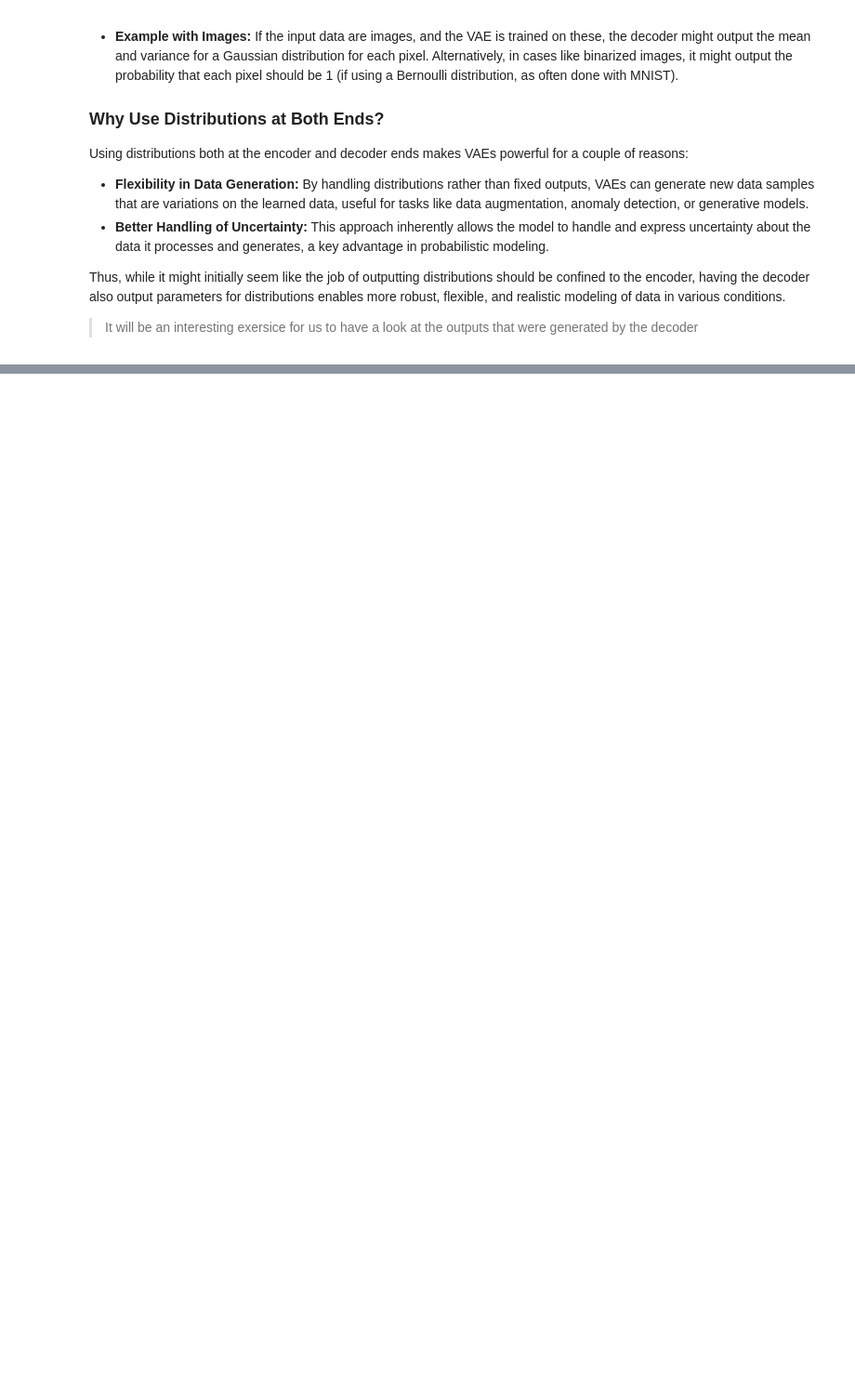
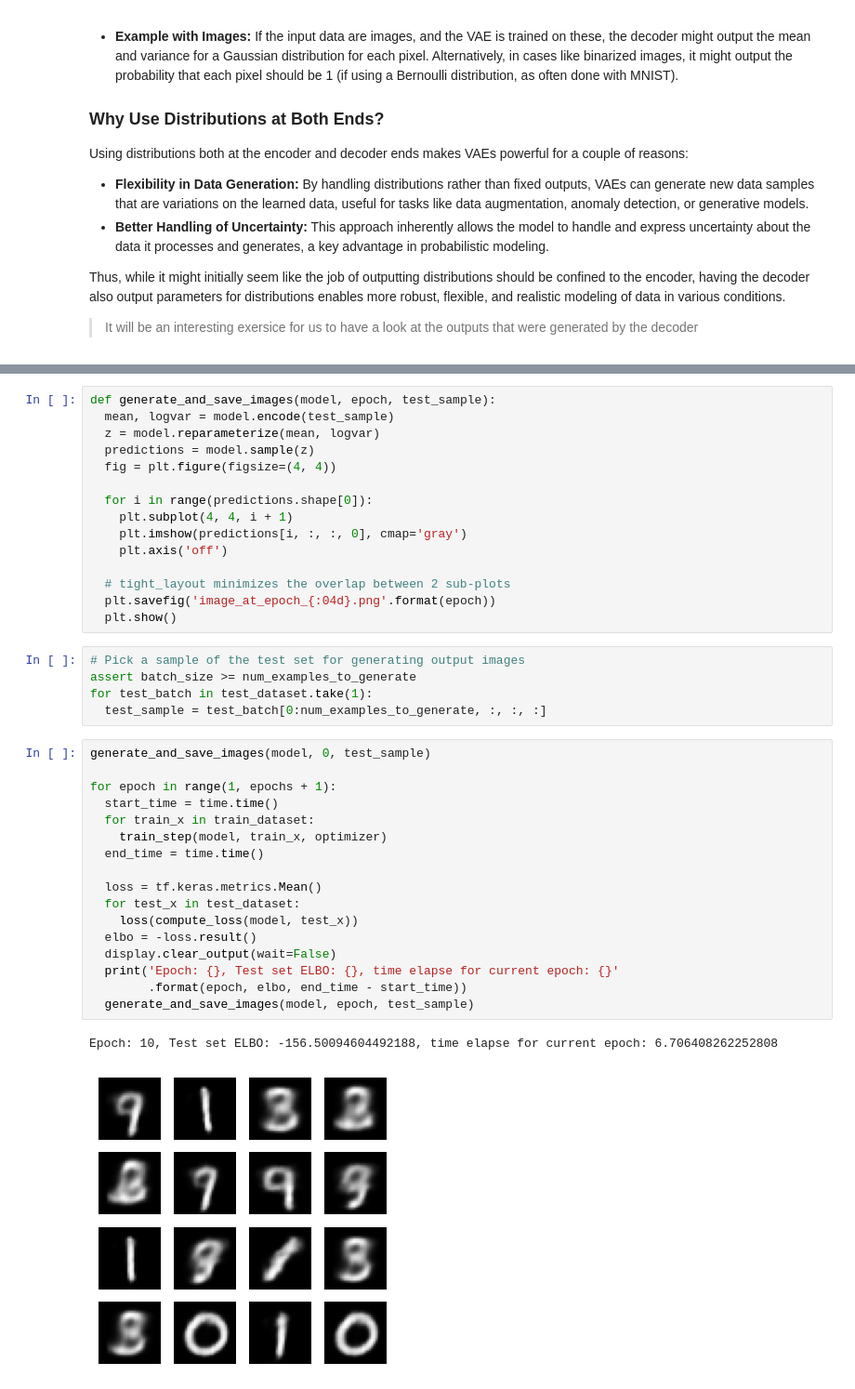
Before and after one commit to parthasarathydNU/gen-ai-coursework, a Jupyter notebook: vae-intro/ConvolutionalVariationalAutoencoder.ipynb, the cells around one changed output, grey strips where cells are left out. Shown: that part at 93% size. Saved outputs shown, nothing was run; the diff lists cells and outputs as text; blank space fills up the shorter version.

```diff
--- a/vae-intro/ConvolutionalVariationalAutoencoder.ipynb
+++ b/vae-intro/ConvolutionalVariationalAutoencoder.ipynb
@@ -249,0 +431,40 @@ Thus, while it might initially seem like the job of outputting distributions sho
+# %%
+def generate_and_save_images(model, epoch, test_sample):
+  mean, logvar = model.encode(test_sample)
+  z = model.reparameterize(mean, logvar)
+  predictions = model.sample(z)
+  fig = plt.figure(figsize=(4, 4))
+
+  for i in range(predictions.shape[0]):
+    plt.subplot(4, 4, i + 1)
+    plt.imshow(predictions[i, :, :, 0], cmap='gray')
+    plt.axis('off')
+
+  # tight_layout minimizes the overlap between 2 sub-plots
+  plt.savefig('image_at_epoch_{:04d}.png'.format(epoch))
+  plt.show()
+# %%
+# Pick a sample of the test set for generating output images
+assert batch_size >= num_examples_to_generate
+for test_batch in test_dataset.take(1):
+  test_sample = test_batch[0:num_examples_to_generate, :, :, :]
+# %%
+generate_and_save_images(model, 0, test_sample)
+
+for epoch in range(1, epochs + 1):
+  start_time = time.time()
+  for train_x in train_dataset:
+    train_step(model, train_x, optimizer)
+  end_time = time.time()
+
+  loss = tf.keras.metrics.Mean()
+  for test_x in test_dataset:
+    loss(compute_loss(model, test_x))
+  elbo = -loss.result()
+  display.clear_output(wait=False)
+  print('Epoch: {}, Test set ELBO: {}, time elapse for current epoch: {}'
+        .format(epoch, elbo, end_time - start_time))
+  generate_and_save_images(model, epoch, test_sample)
+# %% [output]
+Epoch: 10, Test set ELBO: -156.50094604492188, time elapse for current epoch: 6.706408262252808
+[figure, added]
```
Also changed, not shown: parts of 26 cells of this notebook.
